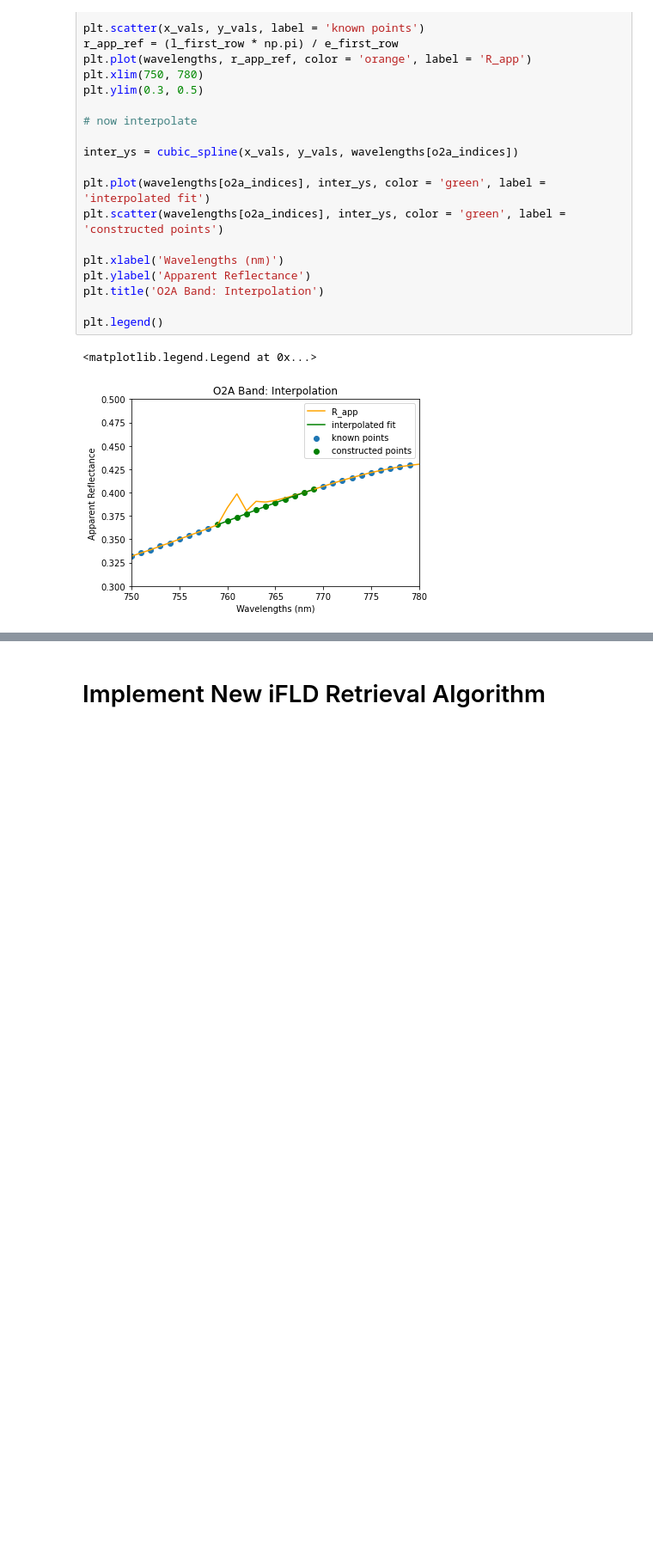
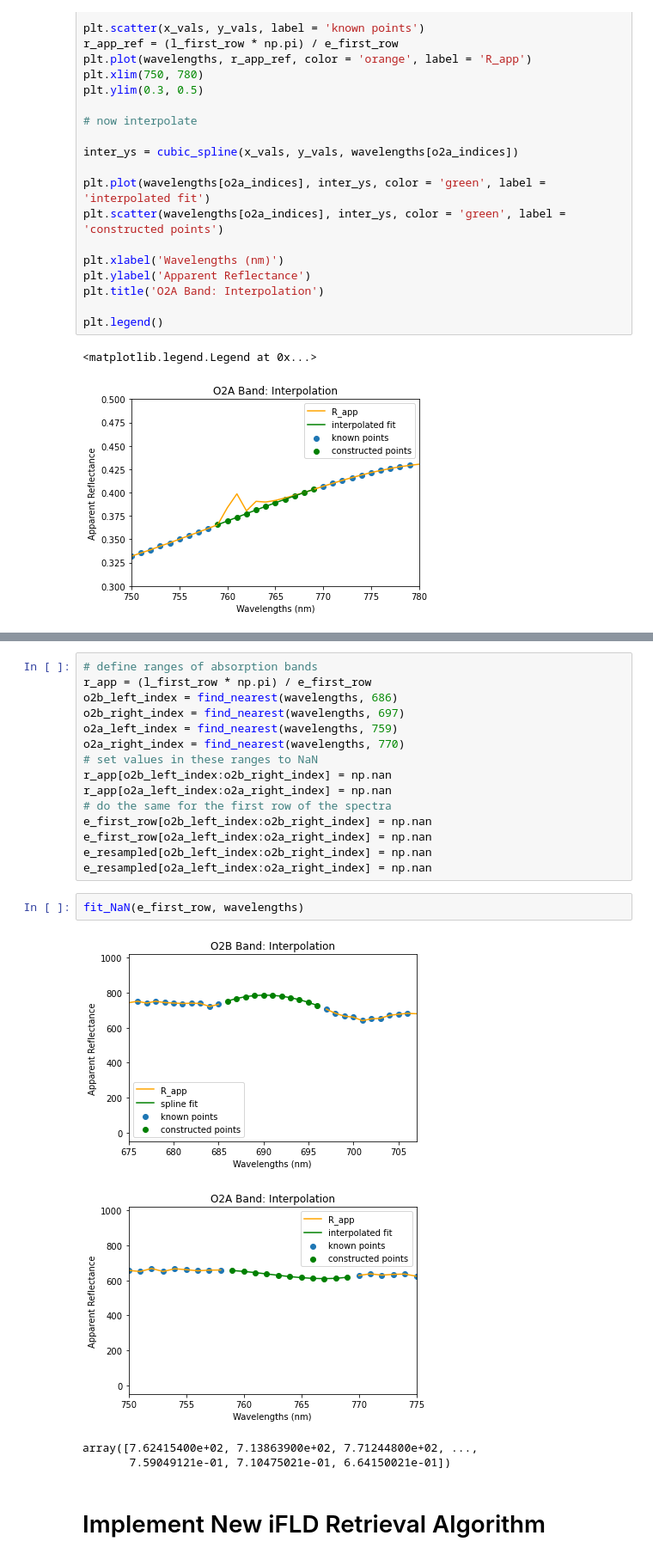
Before and after one commit to JamesWallace99/SIF_MISCADA_PROJECT, a Jupyter notebook: SCOPE_simulations/iFLD_test.ipynb, the cells around one changed output, grey strips where cells are left out. Shown at 86% size. Drawn from its saved outputs; the diff is of its cells as text; blank space fills up the shorter version.

```diff
--- a/SCOPE_simulations/iFLD_test.ipynb
+++ b/SCOPE_simulations/iFLD_test.ipynb
@@ -242,3 +309,25 @@ def spline_fill_na(wavelengths, spectrum, df = len(wavelengths) / 50):
+# %%
+# define ranges of absorption bands
+r_app = (l_first_row * np.pi) / e_first_row
+o2b_left_index = find_nearest(wavelengths, 686)
+o2b_right_index = find_nearest(wavelengths, 697)
+o2a_left_index = find_nearest(wavelengths, 759)
+o2a_right_index = find_nearest(wavelengths, 770)
+# set values in these ranges to NaN
+r_app[o2b_left_index:o2b_right_index] = np.nan
+r_app[o2a_left_index:o2a_right_index] = np.nan
+# do the same for the first row of the spectra
+e_first_row[o2b_left_index:o2b_right_index] = np.nan
+e_first_row[o2a_left_index:o2a_right_index] = np.nan
+e_resampled[o2b_left_index:o2b_right_index] = np.nan
+e_resampled[o2a_left_index:o2a_right_index] = np.nan
+# %%
+fit_NaN(e_first_row, wavelengths)
+# %% [output]
+[figure, added]
+[figure, added]
+array([7.62415400e+02, 7.13863900e+02, 7.71244800e+02, ...,
+       7.59049121e-01, 7.10475021e-01, 6.64150021e-01])
 # %% [markdown]
 # Implement New iFLD Retrieval Algorithm
 # %%
```
Also changed, not shown: parts of 5 cells of this notebook.
